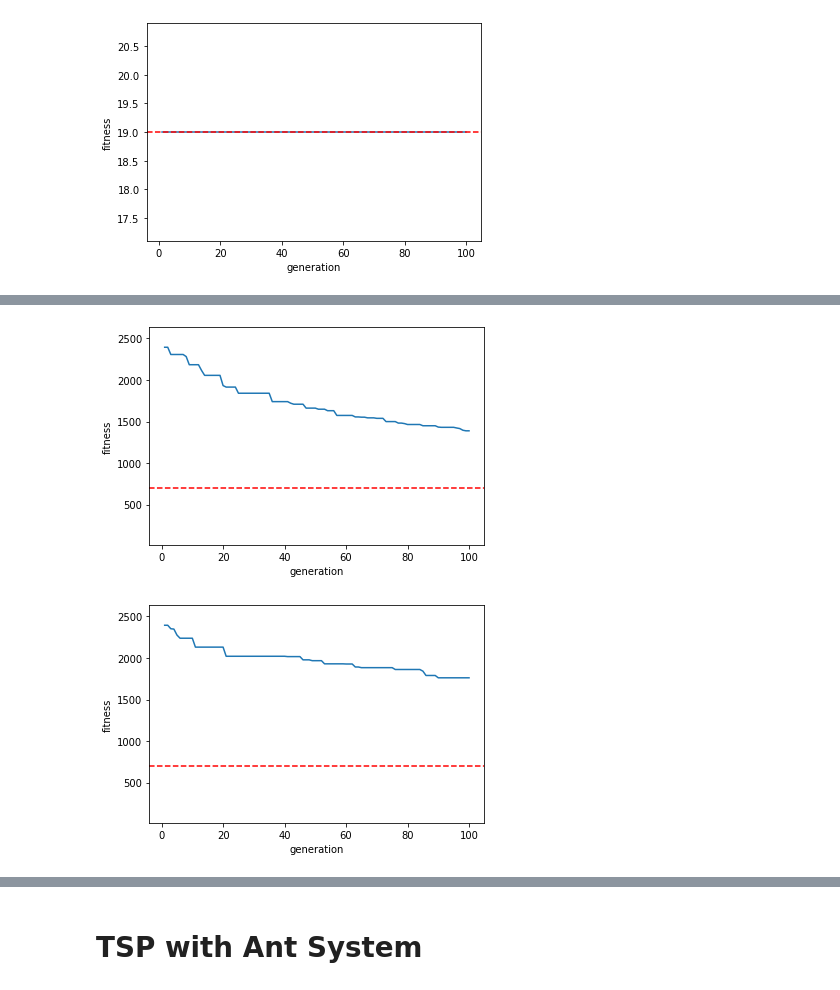
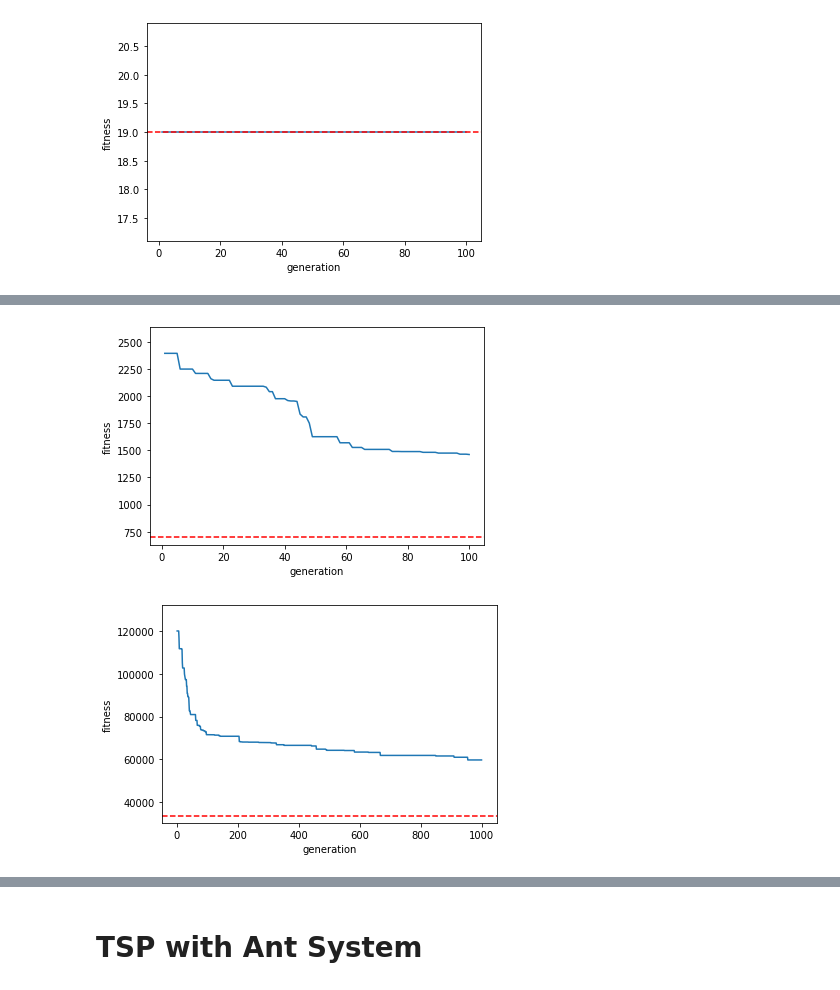
Before and after one commit to MarkusKiesel93/Self-Organizing_Systems, a Jupyter notebook: exercise_1/TSP.ipynb, the cells around one changed output, grey strips where cells are left out. Saved outputs shown, nothing was run; the diff lists cells and outputs as text; code cells hidden in the pictures.

```diff
--- a/exercise_1/TSP.ipynb
+++ b/exercise_1/TSP.ipynb
@@ -43,29 +59,28 @@ plt.show()
 PROBLEM_INSTANCE_NAME = 'DANTZIG42'
 
 tsp_loader = TSPLoader(PROBLEM_INSTANCE_NAME)
-problem_instance, best_solution = tsp_loader.load_problem_instance()
+problem_instance, optimal_fitness = tsp_loader.load_problem_instance()
 ga = GeneticAltorithmTSP(problem_instance, population_size=100, max_generations=100)
 np.random.seed(123)
 ga.run()
 stats_df = ga.fitness_df()
 chart = sns.lineplot(data=stats_df, x='generation', y='fitness')
 plt.ylim(optimal_fitness * 0.9, stats_df.fitness.max() * 1.1)
-chart.axhline(699, color='red', linestyle='--')
+chart.axhline(optimal_fitness, color='red', linestyle='--')
 plt.show()
 # %% [output]
-[figure, old version]
+[figure, new version]
 # %%
-PROBLEM_INSTANCE_NAME = 'DANTZIG42'
+PROBLEM_INSTANCE_NAME = 'ATT48'
 
 tsp_loader = TSPLoader(PROBLEM_INSTANCE_NAME)
-problem_instance, best_solution = tsp_loader.load_problem_instance()
-ga = GeneticAltorithmTSP(problem_instance, population_size=100, max_generations=100)
-np.random.seed(123)
+problem_instance, optimal_fitness = tsp_loader.load_problem_instance()
+ga = GeneticAltorithmTSP(problem_instance, population_size=100, max_generations=1000, two_children_per_crossover=False)
 ga.run()
 stats_df = ga.fitness_df()
 chart = sns.lineplot(data=stats_df, x='generation', y='fitness')
 plt.ylim(optimal_fitness * 0.9, stats_df.fitness.max() * 1.1)
-chart.axhline(699, color='red', linestyle='--')
+chart.axhline(optimal_fitness, color='red', linestyle='--')
 plt.show()
 # %% [output]
-[figure, old version]
+[figure, new version]
```
Also changed, not shown: parts of 10 cells of this notebook.
